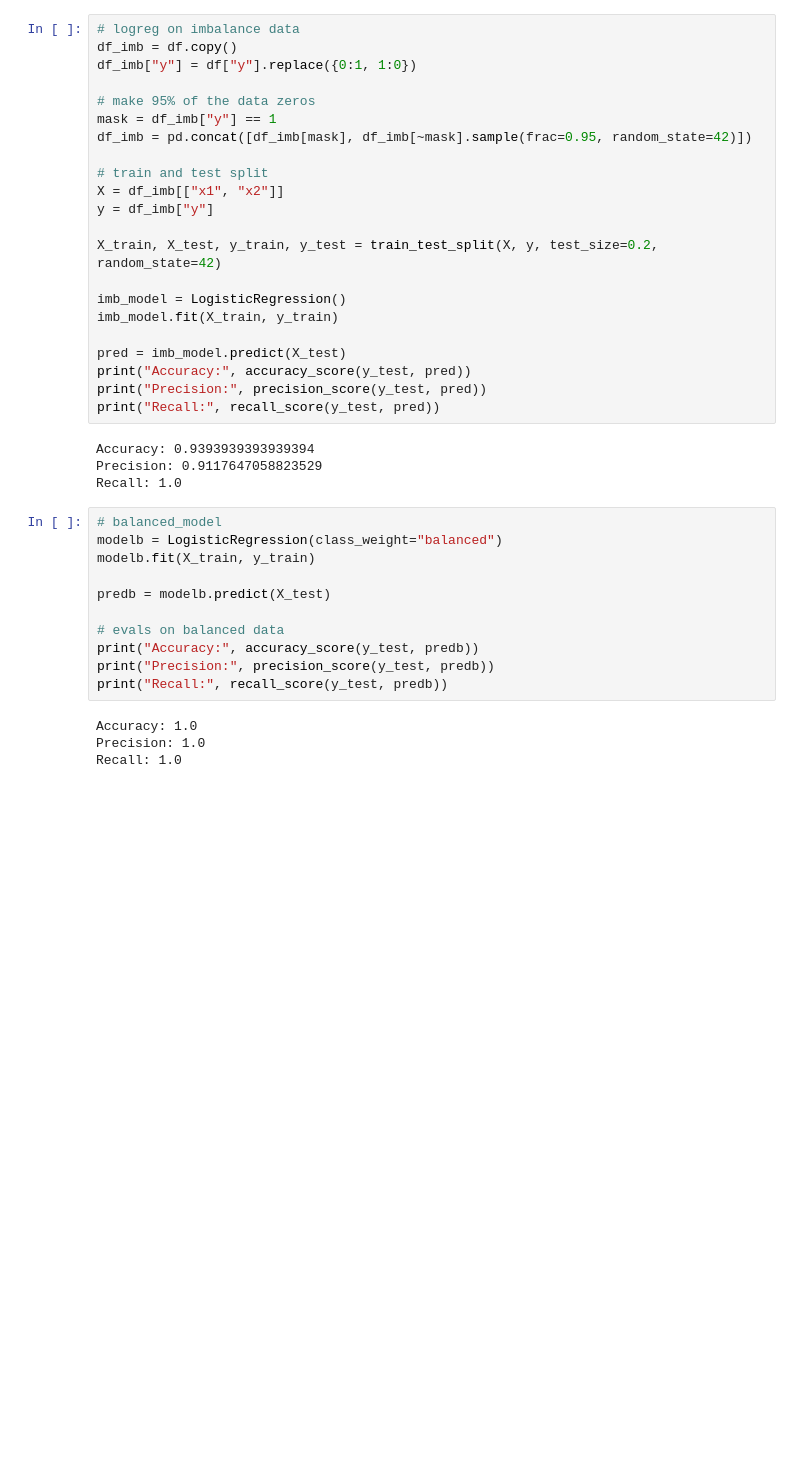
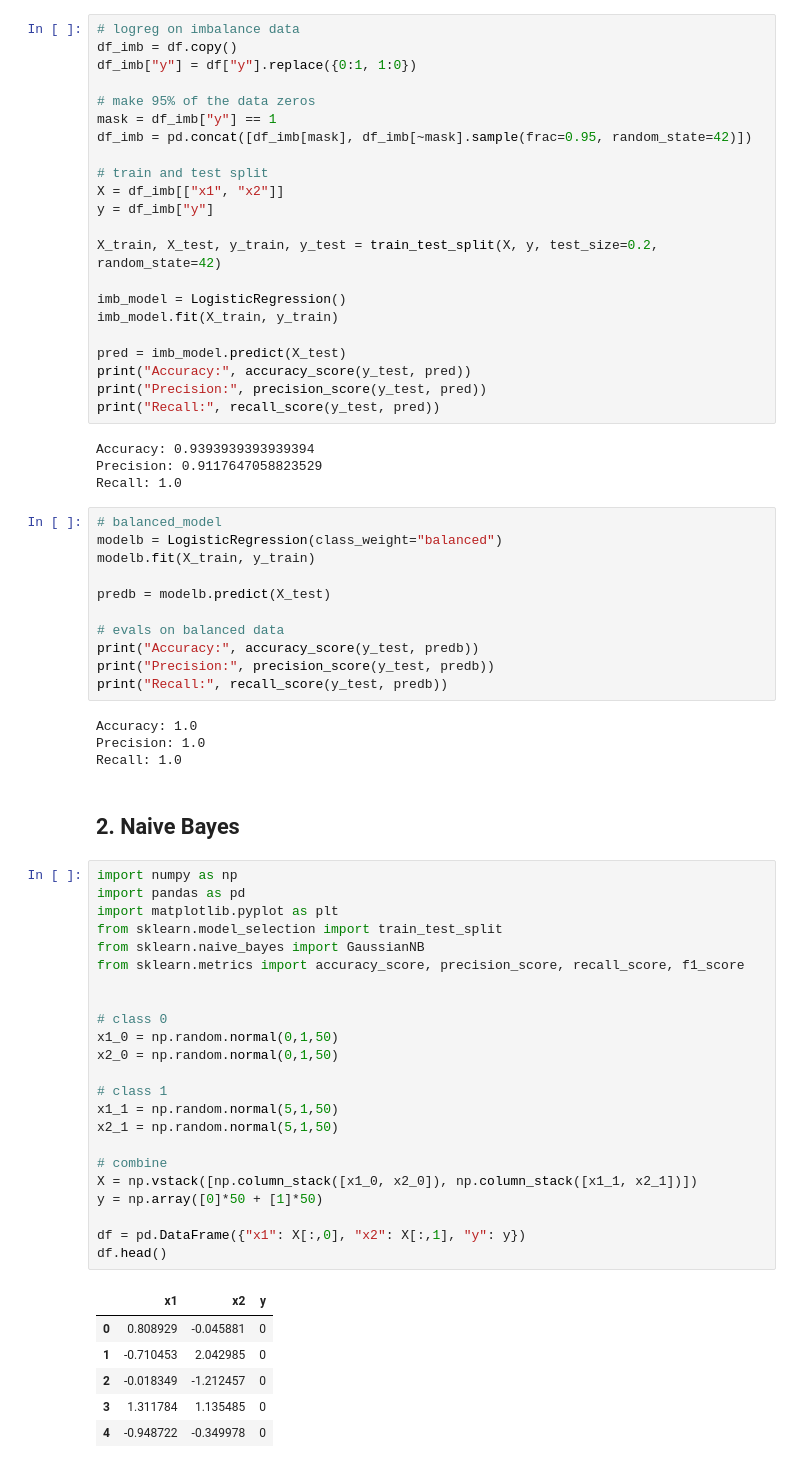
Before and after one commit to avikumart/DA-DS-Questions, a Jupyter notebook: ML_coding/Ml_coding_and_interviewn_practice.ipynb, the cells around one changed output. Drawn from its saved outputs; the diff is of its cells as text; blank space fills up the shorter version.

```diff
--- a/ML_coding/Ml_coding_and_interviewn_practice.ipynb
+++ b/ML_coding/Ml_coding_and_interviewn_practice.ipynb
@@ -1303,3 +1303,35 @@ print("Recall:", recall_score(y_test, predb))
 Accuracy: 1.0
 Precision: 1.0
 Recall: 1.0
+# %% [markdown]
+## 2. Naive Bayes
+# %%
+import numpy as np
+import pandas as pd
+import matplotlib.pyplot as plt
+from sklearn.model_selection import train_test_split
+from sklearn.naive_bayes import GaussianNB
+from sklearn.metrics import accuracy_score, precision_score, recall_score, f1_score
+
+
+# class 0
+x1_0 = np.random.normal(0,1,50)
+x2_0 = np.random.normal(0,1,50)
+
+# class 1
+x1_1 = np.random.normal(5,1,50)
+x2_1 = np.random.normal(5,1,50)
+
+# combine
+X = np.vstack([np.column_stack([x1_0, x2_0]), np.column_stack([x1_1, x2_1])])
+y = np.array([0]*50 + [1]*50)
+
+df = pd.DataFrame({"x1": X[:,0], "x2": X[:,1], "y": y})
+df.head()
+# %% [output]
+|  | x1 | x2 | y |
+| 0 | 0.808929 | -0.045881 | 0 |
+| 1 | -0.710453 | 2.042985 | 0 |
+| 2 | -0.018349 | -1.212457 | 0 |
+| 3 | 1.311784 | 1.135485 | 0 |
+| 4 | -0.948722 | -0.349978 | 0 |
```
Also changed, not shown: parts of 5 cells of this notebook.
